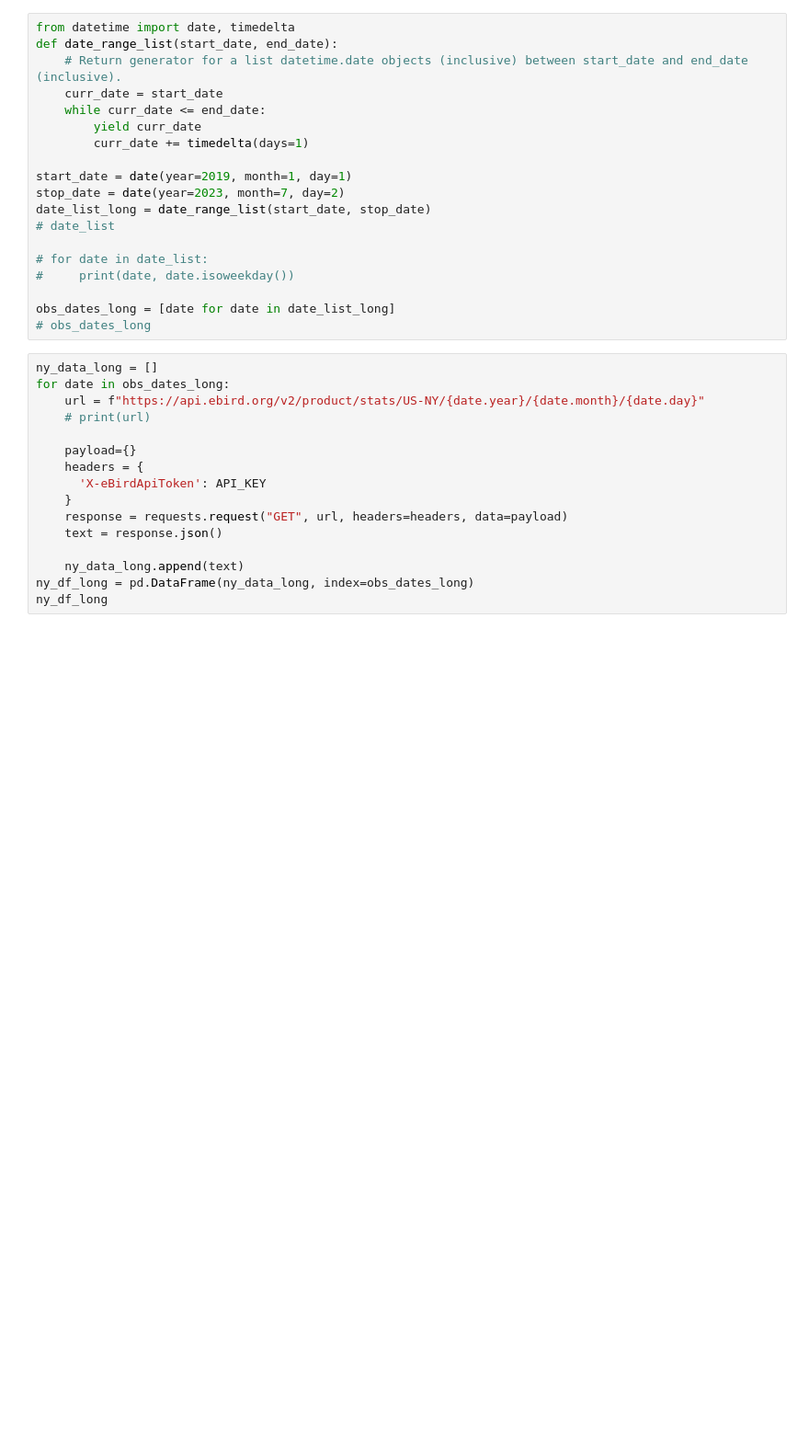
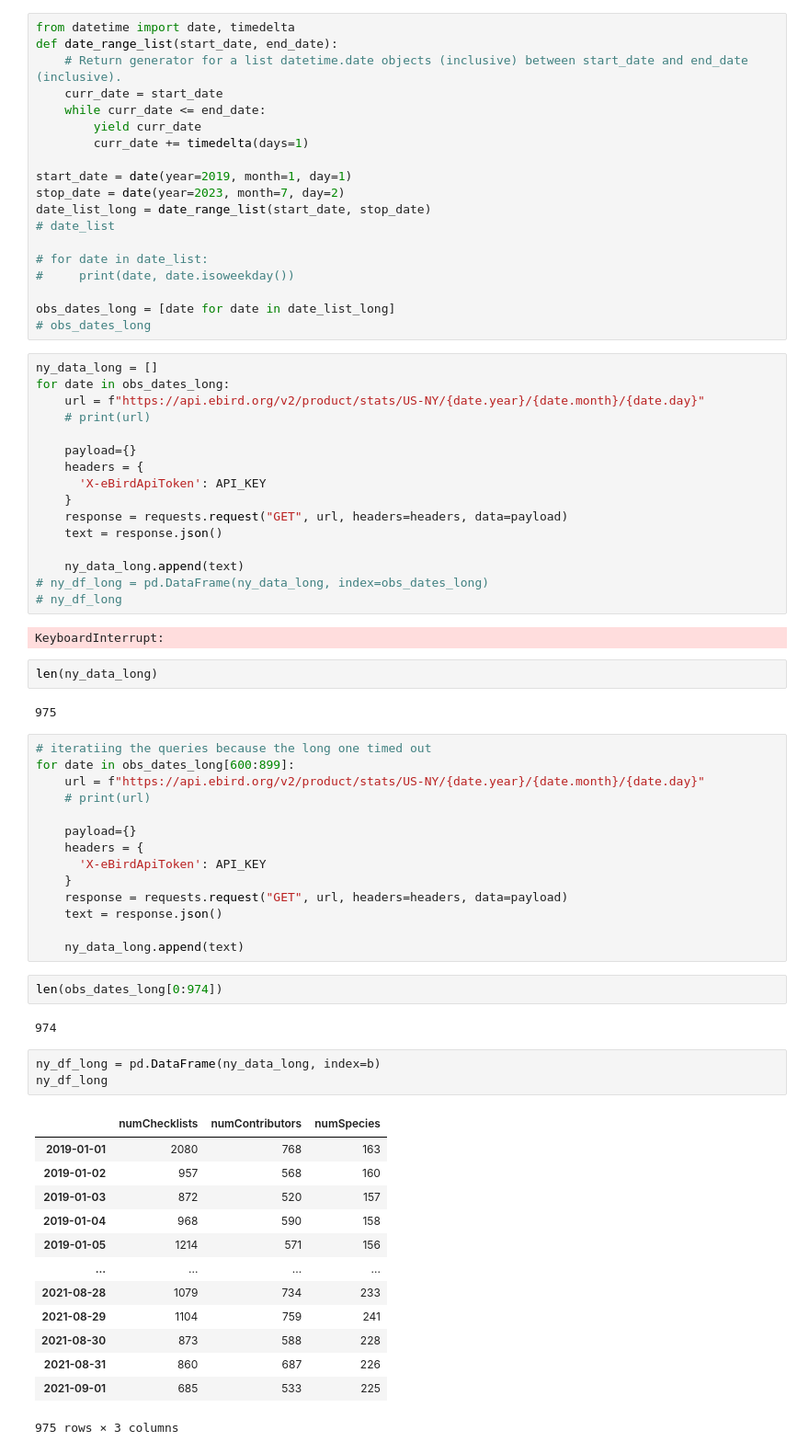
Before and after one commit to alichek/Lede-Project1-Birdwatching, a Jupyter notebook: BirdsNotebookClean.ipynb, the cells around one changed output. Shown at 92% size. Saved outputs shown, nothing was run; the diff lists cells and outputs as text; blank space fills up the shorter version.

```diff
--- a/BirdsNotebookClean.ipynb
+++ b/BirdsNotebookClean.ipynb
@@ -892,5 +892,46 @@ for date in obs_dates_long:
     text = response.json()
 
     ny_data_long.append(text)
-ny_df_long = pd.DataFrame(ny_data_long, index=obs_dates_long)
-ny_df_long
+# ny_df_long = pd.DataFrame(ny_data_long, index=obs_dates_long)
+# ny_df_long
+# %% [output]
+KeyboardInterrupt:
+# %%
+len(ny_data_long)
+# %% [output]
+975
+# %%
+# iteratiing the queries because the long one timed out
+for date in obs_dates_long[600:899]:
+    url = f"https://api.ebird.org/v2/product/stats/US-NY/{date.year}/{date.month}/{date.day}"
+    # print(url)
+
+    payload={}
+    headers = {
+      'X-eBirdApiToken': API_KEY
+    }
+    response = requests.request("GET", url, headers=headers, data=payload)
+    text = response.json()
+
+    ny_data_long.append(text)
+# %%
+len(obs_dates_long[0:974])
+# %% [output]
+974
+# %%
+ny_df_long = pd.DataFrame(ny_data_long, index=b)
+ny_df_long
+# %% [output]
+|  | numChecklists | numContributors | numSpecies |
+| 2019-01-01 | 2080 | 768 | 163 |
+| 2019-01-02 | 957 | 568 | 160 |
+| 2019-01-03 | 872 | 520 | 157 |
+| 2019-01-04 | 968 | 590 | 158 |
+| 2019-01-05 | 1214 | 571 | 156 |
+| ... | ... | ... | ... |
+| 2021-08-28 | 1079 | 734 | 233 |
+| 2021-08-29 | 1104 | 759 | 241 |
+| 2021-08-30 | 873 | 588 | 228 |
+| 2021-08-31 | 860 | 687 | 226 |
+| 2021-09-01 | 685 | 533 | 225 |
+975 rows × 3 columns
```
Also changed, not shown: parts of 19 cells of this notebook, 1 other file.
